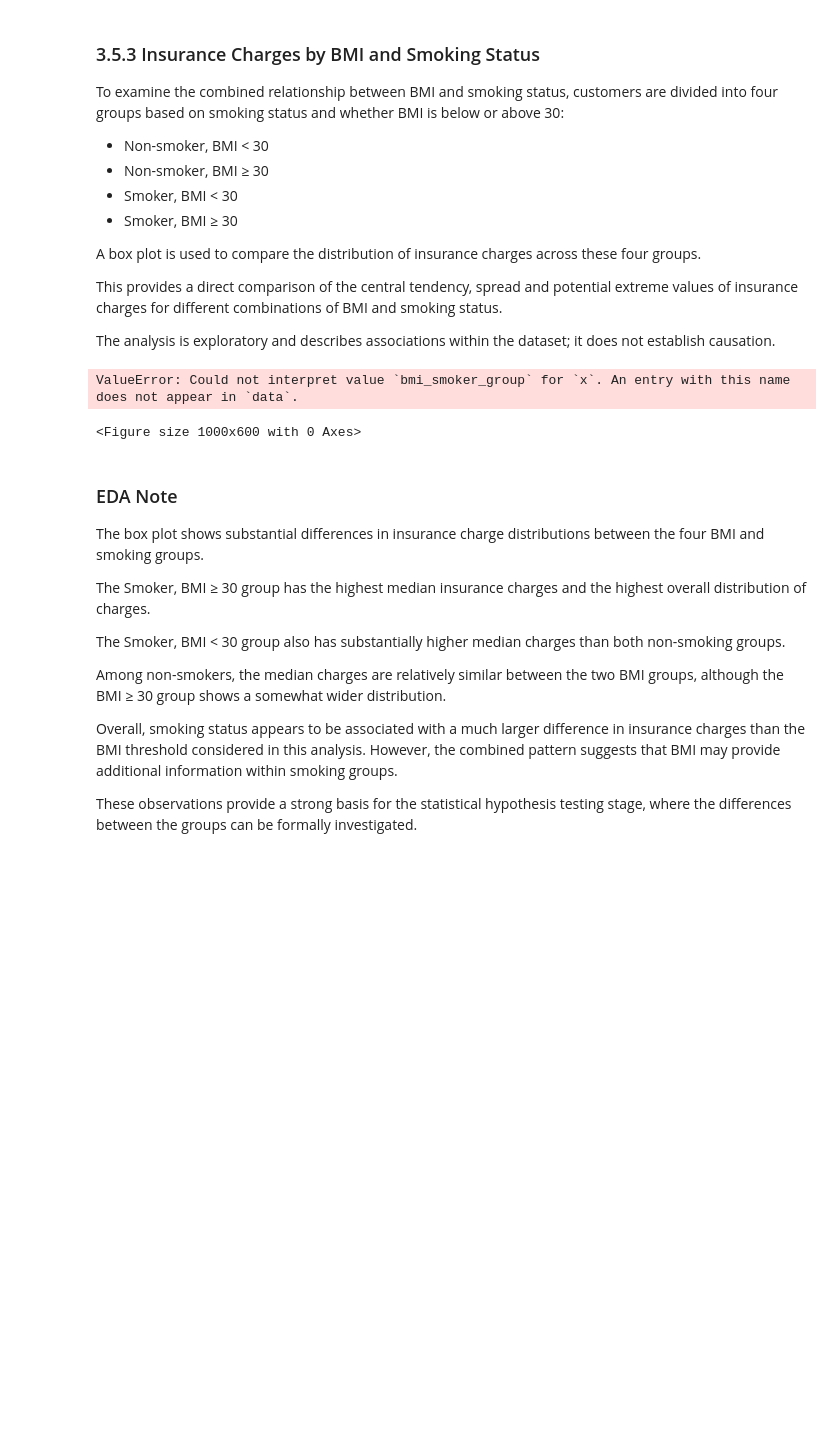
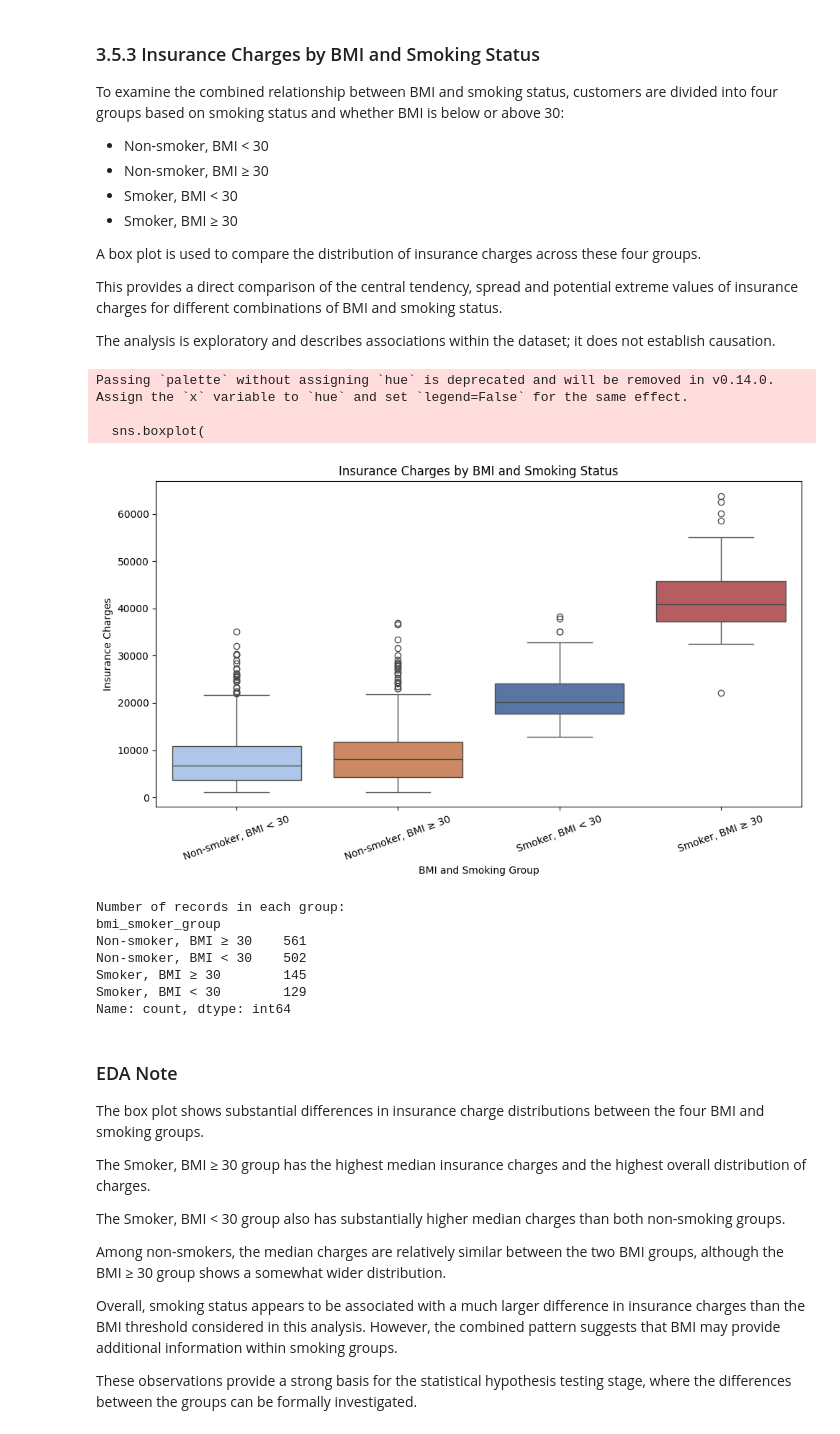
Before and after one commit to Ali-Behdad/Assessment-3-Healthcare-Insurance, a Jupyter notebook: notebooks/01_data_cleaning_and_eda.ipynb, the cells around one changed output. Saved outputs shown, nothing was run; the diff lists cells and outputs as text; code cells hidden in the pictures; blank space fills up the shorter version.

```diff
--- a/notebooks/01_data_cleaning_and_eda.ipynb
+++ b/notebooks/01_data_cleaning_and_eda.ipynb
@@ -794,24 +794,77 @@ BMI and smoking status.
 The analysis is exploratory and describes associations within the dataset; it
 does not establish causation.
 # %%
+# Step 1: Define the four BMI and smoking groups
+conditions = [
+    (data["smoker"] == "no") & (data["bmi"] < 30),
+    (data["smoker"] == "no") & (data["bmi"] >= 30),
+    (data["smoker"] == "yes") & (data["bmi"] < 30),
+    (data["smoker"] == "yes") & (data["bmi"] >= 30)
+]
+
+group_labels = [
+    "Non-smoker, BMI < 30",
+    "Non-smoker, BMI ≥ 30",
+    "Smoker, BMI < 30",
+    "Smoker, BMI ≥ 30"
+]
+
+# Step 2: Create the new column
+data["bmi_smoker_group"] = np.select(
+    conditions,
+    group_labels,
+    default="Unknown"
+)
+
+# Step 3: Define the order and colours
+group_order = [
+    "Non-smoker, BMI < 30",
+    "Non-smoker, BMI ≥ 30",
+    "Smoker, BMI < 30",
+    "Smoker, BMI ≥ 30"
+]
+
+group_palette = [
+    "#A3C4F3",
+    "#DD8452",
+    "#4C72B0",
+    "#C44E52"
+]
+
+# Step 4: Draw the boxplot
 plt.figure(figsize=(10, 6))
 
 sns.boxplot(
     data=data,
     x="bmi_smoker_group",
-    y="charges"
+    y="charges",
+    order=group_order,
+    palette=group_palette
 )
 
 plt.title("Insurance Charges by BMI and Smoking Status")
 plt.xlabel("BMI and Smoking Group")
 plt.ylabel("Insurance Charges")
 plt.xticks(rotation=20)
 
 plt.tight_layout()
 plt.show()
+
+# Step 5: Display the number of records in each group
+print("\nNumber of records in each group:")
+print(data["bmi_smoker_group"].value_counts())
 # %% [output]
-ValueError: Could not interpret value `bmi_smoker_group` for `x`. An entry with this name does not appear in `data`.
+Passing `palette` without assigning `hue` is deprecated and will be removed in v0.14.0. Assign the `x` variable to `hue` and set `legend=False` for the same effect.
+
+  sns.boxplot(
+[figure, added]
-<Figure size 1000x600 with 0 Axes>
+Number of records in each group:
+bmi_smoker_group
+Non-smoker, BMI ≥ 30    561
+Non-smoker, BMI < 30    502
+Smoker, BMI ≥ 30        145
+Smoker, BMI < 30        129
+Name: count, dtype: int64
 # %% [markdown]
 ### EDA Note
 
```
Also changed, not shown: parts of 2 cells of this notebook, 4 other files.
